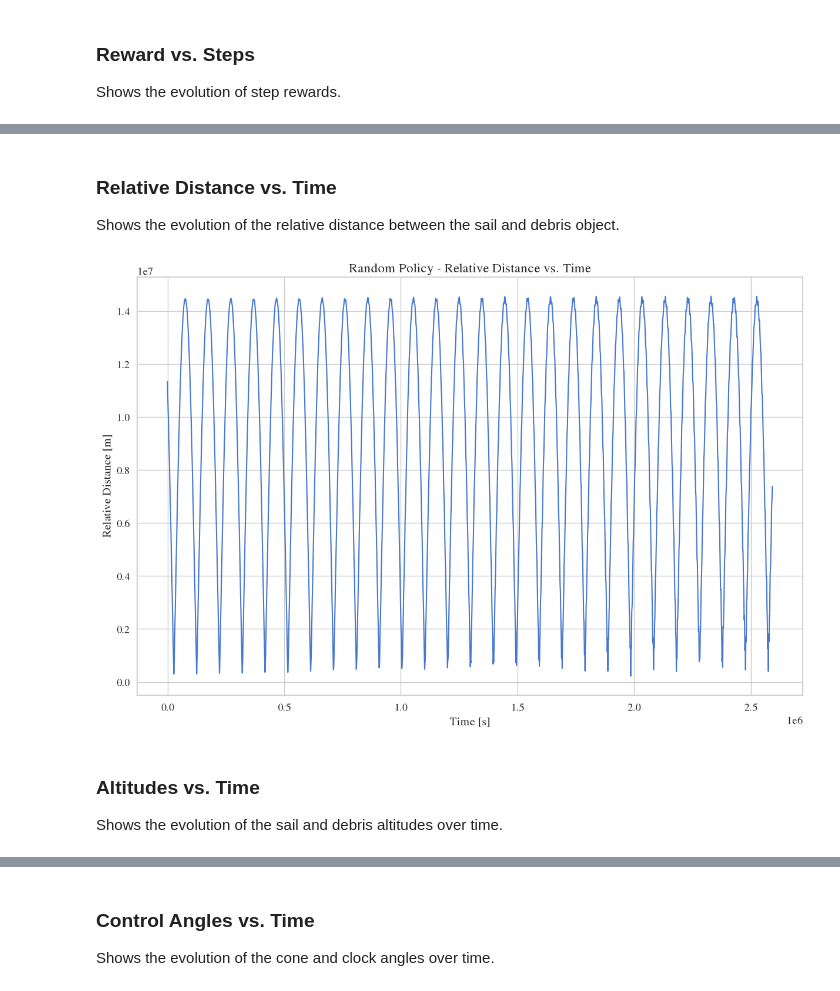
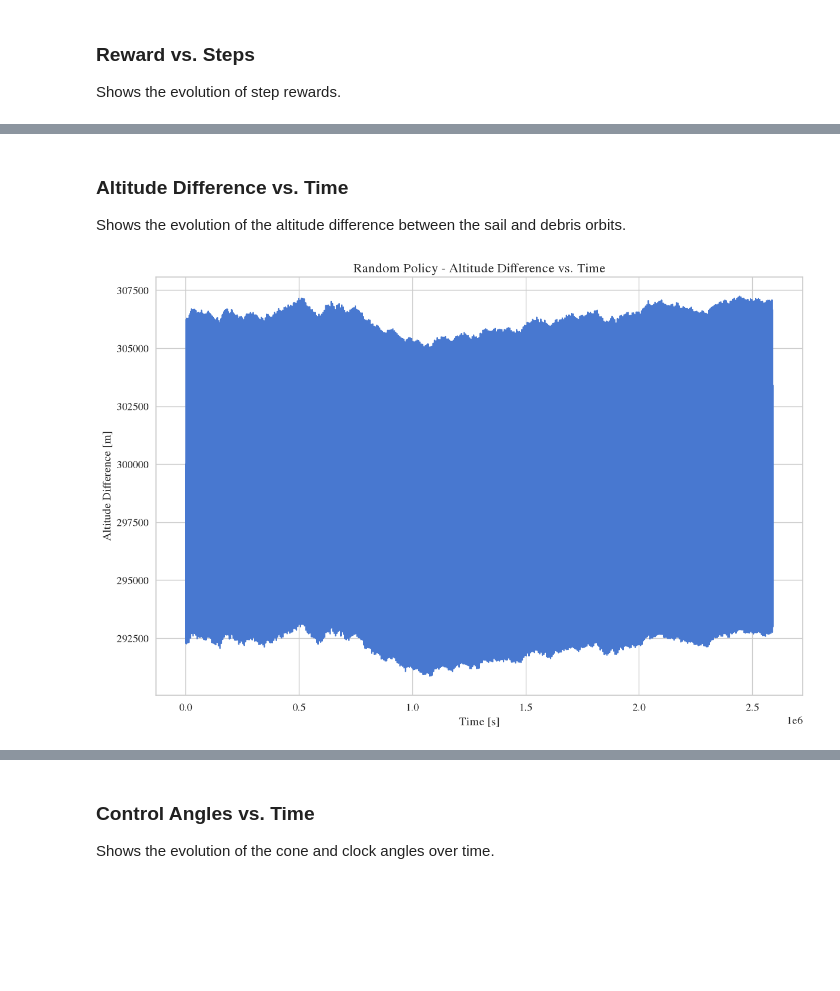
Before and after one commit to a-manikandan-1/ppo-sail-debris-removal, a Jupyter notebook: SolarSail.ipynb, the cells around one changed output, grey strips where cells are left out. Cells and saved outputs as stored; diff of their text form; code cells hidden in the pictures; blank space fills up the shorter version.

```diff
--- a/SolarSail.ipynb
+++ b/SolarSail.ipynb
@@ -109,38 +108,29 @@ def randomRun(seed: int, envName: str=ENVIRONMENT_NAME) -> tuple:
         ----------
         times: time [s]
         rewards: reward per step
-        relDists: relative distance per step [m]
-        sailAltitudes: sma of the sail per step [m]
-        debrisAltitudes: sma of the debris per step [m]
+        altDiffs: altitude difference per step [m]
         coneAnglesDeg: cone angle of the sail per step [deg]
         clockAnglesDeg: clock angle of the sail per step [deg]
     """
-    env = gym.make(envName, maxTime=30*86400.)
+    env = gym.make(envName, maxTime=30*86400., altThreshold=ALT_THRESHOLD)
     _, info = env.reset(seed=seed)
 
     # data to store
     times = [info["time"]]
     rewards = []
-    relDists = [info["relDist"]]
-    sailAltitudes = [info["sailAltitude"]]
-    debrisAltitudes = [info["debrisAltitude"]]
-    coneAngles = [env.unwrapped.coneAngle]
-    clockAngles = [env.unwrapped.clockAngle]
+    altDiffs = [info["altDiff"]]
+    coneAngles = [info["coneAngle"]]
+    clockAngles = [info["clockAngle"]]
 
     while True:
         action = env.action_space.sample()
         obs, reward, terminated, truncated, info = env.step(action)
 
-        clear_output(wait=True)
-        print(f"Full Simulation Progress: {int(100*(env.unwrapped.t/env.unwrapped.maxTime))}%")
-
         times.append(info["time"])
         rewards.append(reward)
-        relDists.append(info["relDist"])
-        sailAltitudes.append(info["sailAltitude"])
-        debrisAltitudes.append(info["debrisAltitude"])
-        coneAngles.append(env.unwrapped.coneAngle)
-        clockAngles.append(env.unwrapped.clockAngle)
+        altDiffs.append(info["altDiff"])
+        coneAngles.append(info["coneAngle"])
+        clockAngles.append(info["clockAngle"])
 
         if terminated or truncated:
             print(f"Stopped simulating. {'Terminated.' if terminated else 'Truncated.'}")
@@ -150,10 +140,8 @@ def randomRun(seed: int, envName: str=ENVIRONMENT_NAME) -> tuple:
 
     times = np.array(times)
     rewards = np.array(rewards)
-    relDists = np.array(relDists)
-    sailAltitudes = np.array(sailAltitudes)
-    debrisAltitudes = np.array(debrisAltitudes)
+    altDiffs = np.array(altDiffs)
     coneAnglesDeg = np.rad2deg(coneAngles)
     clockAnglesDeg = np.rad2deg(clockAngles)
 
-    return times, rewards, relDists, sailAltitudes, debrisAltitudes, coneAnglesDeg, clockAnglesDeg
+    return times, rewards, altDiffs, coneAnglesDeg, clockAnglesDeg
@@ -256,5 +285,5 @@ def testModel(model, seed: int, envName: str=ENVIRONMENT_NAME, N: int=NO_EPISODE
 
 The effect of randomly choosing an action.
 # %%
-randomTimes, randomRewards, randomRelDists, randomSailAlts, randomDebrisAlts, randomConeAngles, randomClockAngles = randomRun(seed=INITIAL_SEED)
+randomTimes, randomRewards, randomAltDiffs, randomConeAngles, randomClockAngles = randomRun(seed=INITIAL_SEED)
 # %% [output]
@@ -277,19 +306,15 @@ plt.show()
 # %% [markdown]
-### Relative Distance vs. Time
+### Altitude Difference vs. Time
 
-Shows the evolution of the relative distance between the sail and debris object.
+Shows the evolution of the altitude difference between the sail and debris orbits.
 # %%
 fig, ax = plt.subplots(figsize=(12, 8), constrained_layout=True)
-ax.set_title("Random Policy - Relative Distance vs. Time")
+ax.set_title("Random Policy - Altitude Difference vs. Time")
 ax.set_xlabel("Time [s]")
-ax.set_ylabel("Relative Distance [m]")
-ax.plot(randomTimes, randomRelDists)
+ax.set_ylabel("Altitude Difference [m]")
+ax.plot(randomTimes, randomAltDiffs)
 
-fig.savefig(f"plots/{MODEL_NAME}_randomRelDists.pdf", bbox_inches="tight")
+fig.savefig(f"plots/{MODEL_NAME}_randomAltDiffs.pdf", bbox_inches="tight")
 plt.show()
 # %% [output]
-[figure, old version]
+[figure, new version]
-# %% [markdown]
-### Altitudes vs. Time
-
-Shows the evolution of the sail and debris altitudes over time.
```
Also changed, not shown: parts of 34 cells of this notebook, 4 other files.
